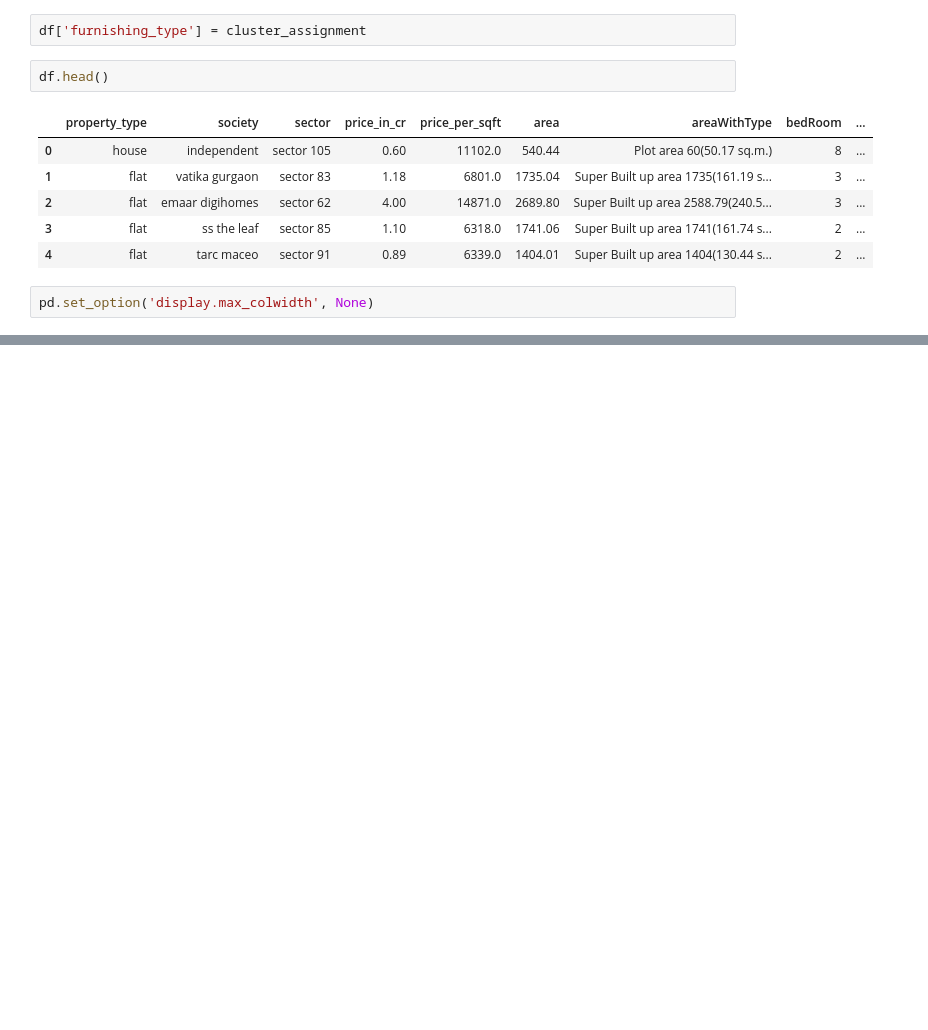
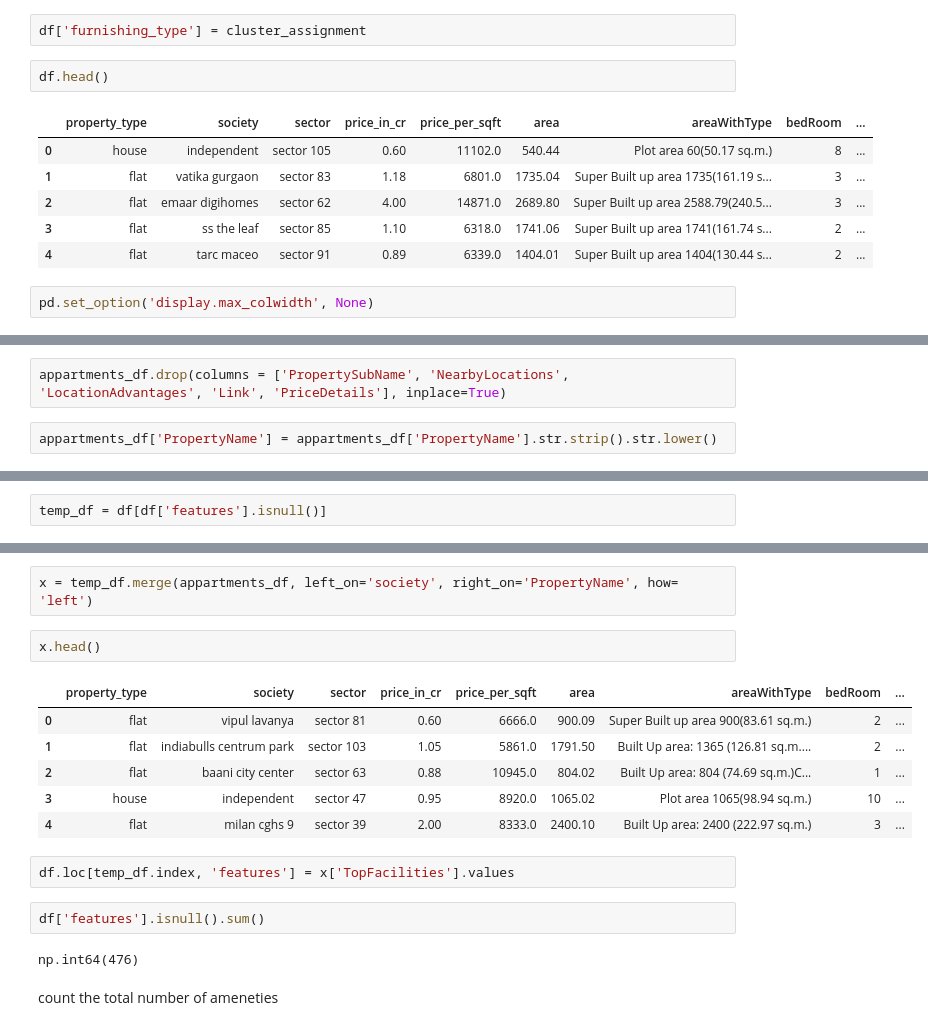
Before and after one commit to akshaypratap008/Real-Estate-Project, a Jupyter notebook: notebooks/feature-engineering/4_feature_engineering_1.ipynb, the cells around one changed output, grey strips where cells are left out. Drawn from its saved outputs; the diff is of its cells as text; blank space fills up the shorter version.

```diff
--- a/notebooks/feature-engineering/4_feature_engineering_1.ipynb
+++ b/notebooks/feature-engineering/4_feature_engineering_1.ipynb
@@ -561,0 +574,4 @@ df[['furnishDetails', 'furnishing_type']]
+# %%
+appartments_df.drop(columns = ['PropertySubName', 'NearbyLocations', 'LocationAdvantages', 'Link', 'PriceDetails'], inplace=True)
+# %%
+appartments_df['PropertyName'] = appartments_df['PropertyName'].str.strip().str.lower()
@@ -561,0 +584,2 @@ df[['furnishDetails', 'furnishing_type']]
+# %%
+temp_df = df[df['features'].isnull()]
@@ -561,0 +592,19 @@ df[['furnishDetails', 'furnishing_type']]
+# %%
+x = temp_df.merge(appartments_df, left_on='society', right_on='PropertyName', how= 'left')
+# %%
+x.head()
+# %% [output]
+|  | property_type | society | sector | price_in_cr | price_per_sqft | area | areaWithType | bedRoom | ... |
+| 0 | flat | vipul lavanya | sector 81 | 0.60 | 6666.0 | 900.09 | Super Built up area 900(83.61 sq.m.) | 2 | ... |
+| 1 | flat | indiabulls centrum park | sector 103 | 1.05 | 5861.0 | 1791.50 | Built Up area: 1365 (126.81 sq.m.... | 2 | ... |
+| 2 | flat | baani city center | sector 63 | 0.88 | 10945.0 | 804.02 | Built Up area: 804 (74.69 sq.m.)C... | 1 | ... |
+| 3 | house | independent | sector 47 | 0.95 | 8920.0 | 1065.02 | Plot area 1065(98.94 sq.m.) | 10 | ... |
+| 4 | flat | milan cghs 9 | sector 39 | 2.00 | 8333.0 | 2400.10 | Built Up area: 2400 (222.97 sq.m.) | 3 | ... |
+# %%
+df.loc[temp_df.index, 'features'] = x['TopFacilities'].values
+# %%
+df['features'].isnull().sum()
+# %% [output]
+np.int64(476)
+# %% [markdown]
+count the total number of ameneties
```
Also changed, not shown: parts of 38 cells of this notebook, 2 other files.
